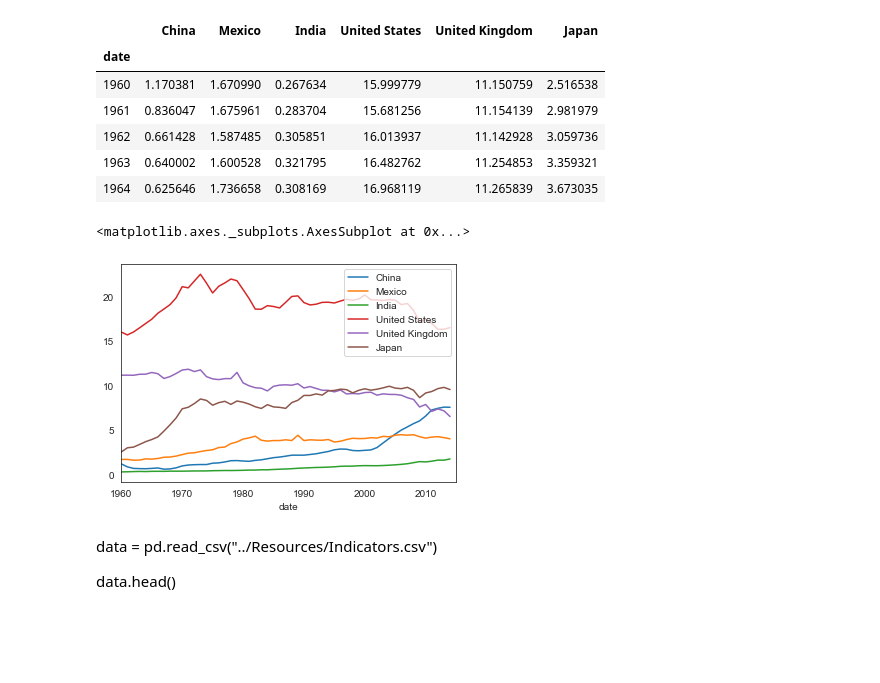
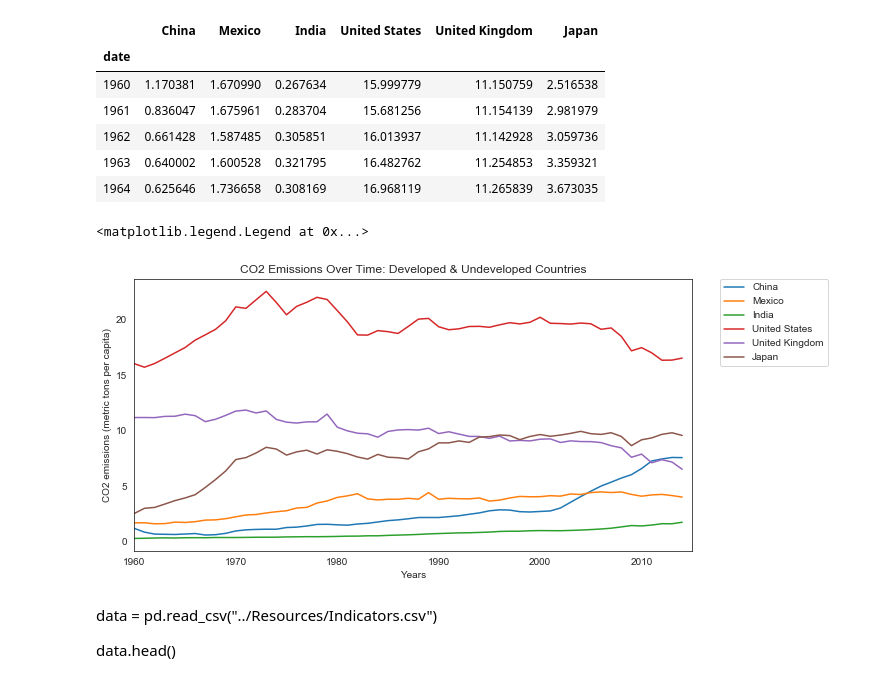
Before and after one commit to robertcox324/5horsemenoftheapocalypse, a Jupyter notebook: gdp_co2_correlation.ipynb, the cells around one changed output. Drawn from its saved outputs; the diff is of its cells as text; code cells hidden in the pictures; blank space fills up the shorter version.

Commit message:
formatted chart

```diff
--- a/gdp_co2_correlation.ipynb
+++ b/gdp_co2_correlation.ipynb
@@ -158,11 +158,15 @@ country_df.head()
 | 1962 | 0.661428 | 1.587485 | 0.305851 | 16.013937 | 11.142928 | 3.059736 |
 | 1963 | 0.640002 | 1.600528 | 0.321795 | 16.482762 | 11.254853 | 3.359321 |
 | 1964 | 0.625646 | 1.736658 | 0.308169 | 16.968119 | 11.265839 | 3.673035 |
-# %%
-country_df.plot()
-# %% [output]
-<matplotlib.axes._subplots.AxesSubplot at 0x...>
-[figure, removed]
+# %%
+country_df.plot(figsize=(10,5), legend="upper right")
+plt.title("CO2 Emissions Over Time: Developed & Undeveloped Countries")
+plt.xlabel("Years")
+plt.ylabel("CO2 emissions (metric tons per capita)")
+plt.legend(bbox_to_anchor=(1.05, 1), loc='upper left', borderaxespad=0.)
+# %% [output]
+<matplotlib.legend.Legend at 0x...>
+[figure, added]
 # %% [markdown]
 data = pd.read_csv("../Resources/Indicators.csv")
 
```
